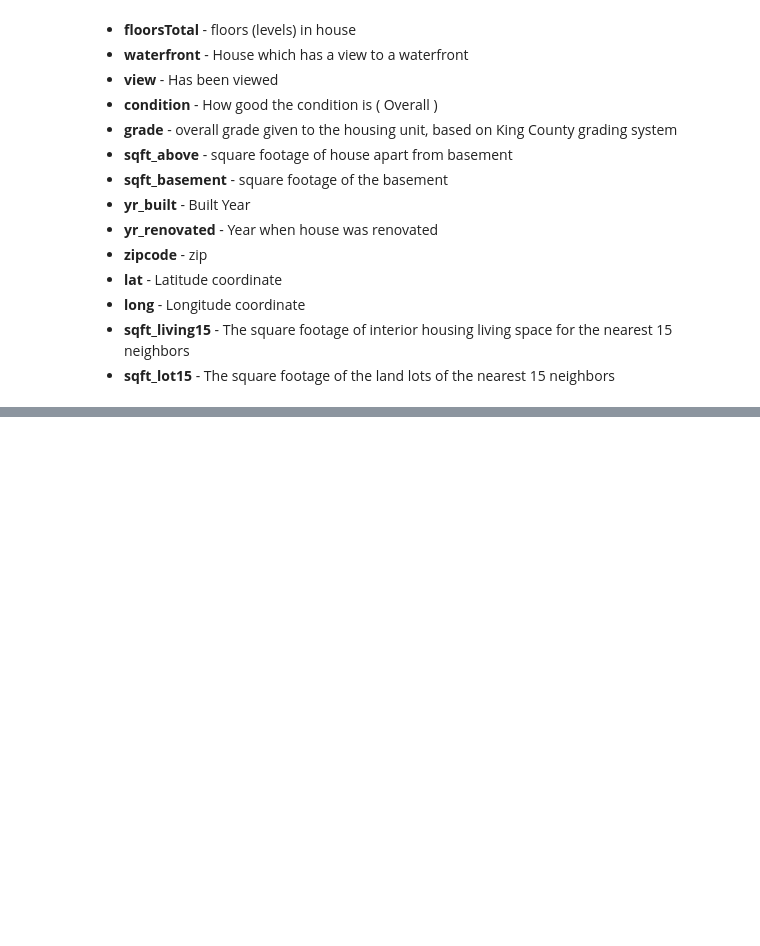
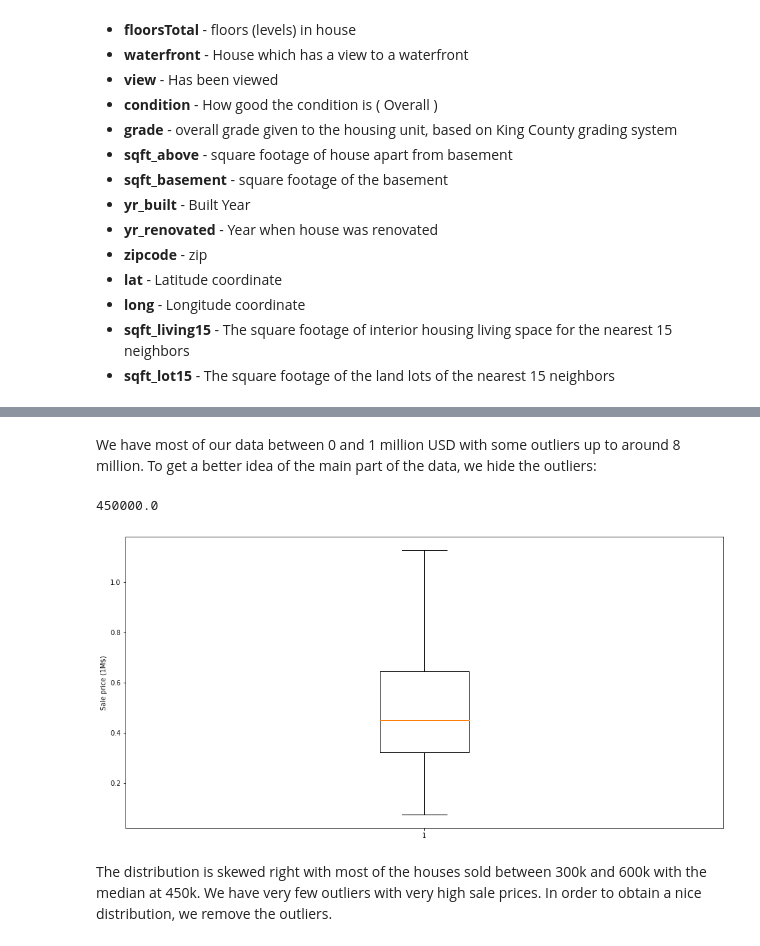
Before and after one commit to felix-roc/ds-projects-EDA, a Jupyter notebook: EDA.ipynb, the cells around one changed output, grey strips where cells are left out. Cells and saved outputs as stored; diff of their text form; code cells hidden in the pictures; blank space fills up the shorter version.

```diff
--- a/EDA.ipynb
+++ b/EDA.ipynb
@@ -96,0 +194,11 @@ df.describe()
+# %% [markdown]
+We have most of our data between 0 and 1 million USD with some outliers up to around 8 million. To get a better idea of the main part of the data, we hide the outliers:
+# %%
+plt.boxplot(df.price/1e6,showfliers=False)
+plt.ylabel('Sale price (1M\$)')
+df.price.median()
+# %% [output]
+450000.0
+[figure, added]
+# %% [markdown]
+The distribution is skewed right with most of the houses sold between 300k and 600k with the median at 450k. We have very few outliers with very high sale prices. In order to obtain a nice distribution, we remove the outliers.
```
Also changed, not shown: parts of 36 cells of this notebook.
